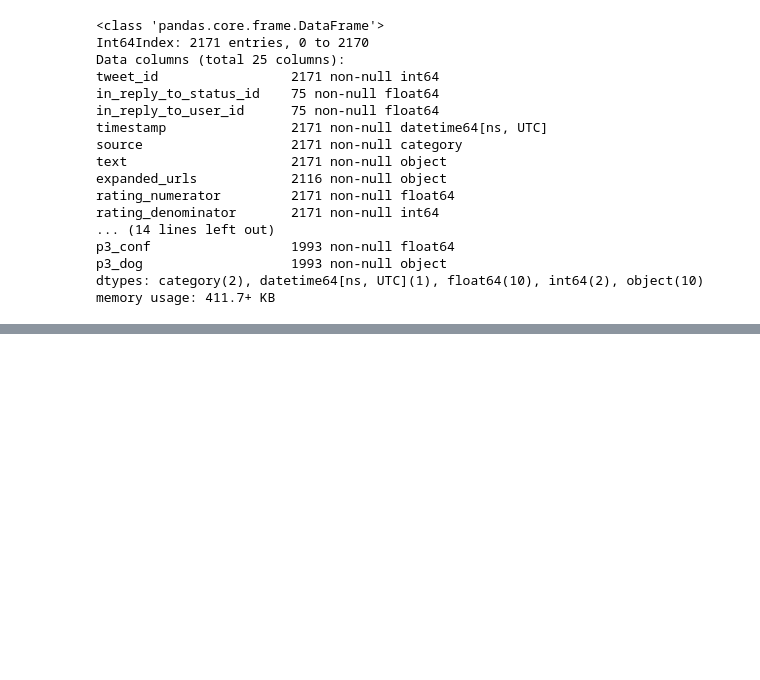
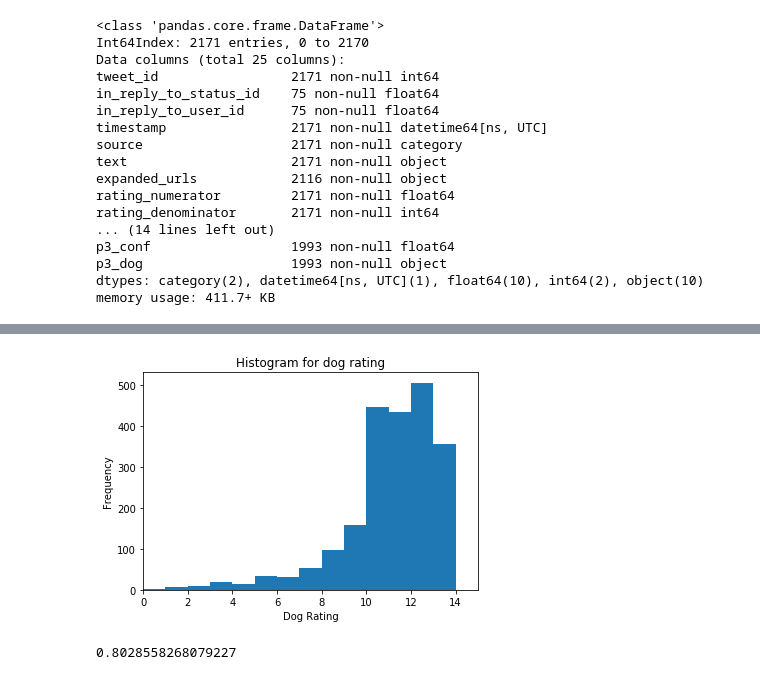
Before and after one commit to srinivasayer4/Udacity-WeRateDogs-project, a Jupyter notebook: Udacity Project_We Rate Dogs Analysis.ipynb, the cells around one changed output, grey strips where cells are left out. Cells and saved outputs as stored; diff of their text form; code cells hidden in the pictures; blank space fills up the shorter version.

```diff
--- a/Udacity Project_We Rate Dogs Analysis.ipynb
+++ b/Udacity Project_We Rate Dogs Analysis.ipynb
@@ -849,0 +864,14 @@ memory usage: 411.7+ KB
+# %%
+#histogram for the rating of the dogs
+plt.hist(master.rating, bins= np.arange(0,15,1) )
+plt.xlim((0,15))
+plt.xlabel('Dog Rating')
+plt.ylabel('Frequency')
+plt.title('Histogram for dog rating');
+# %% [output]
+[figure, added]
+# %%
+# Proportion of ratings that are 10 and above
+master.query('rating>=10').count()[0]/ master.shape[0]
+# %% [output]
+0.8028558268079227
```
Also changed, not shown: parts of 23 cells of this notebook.
